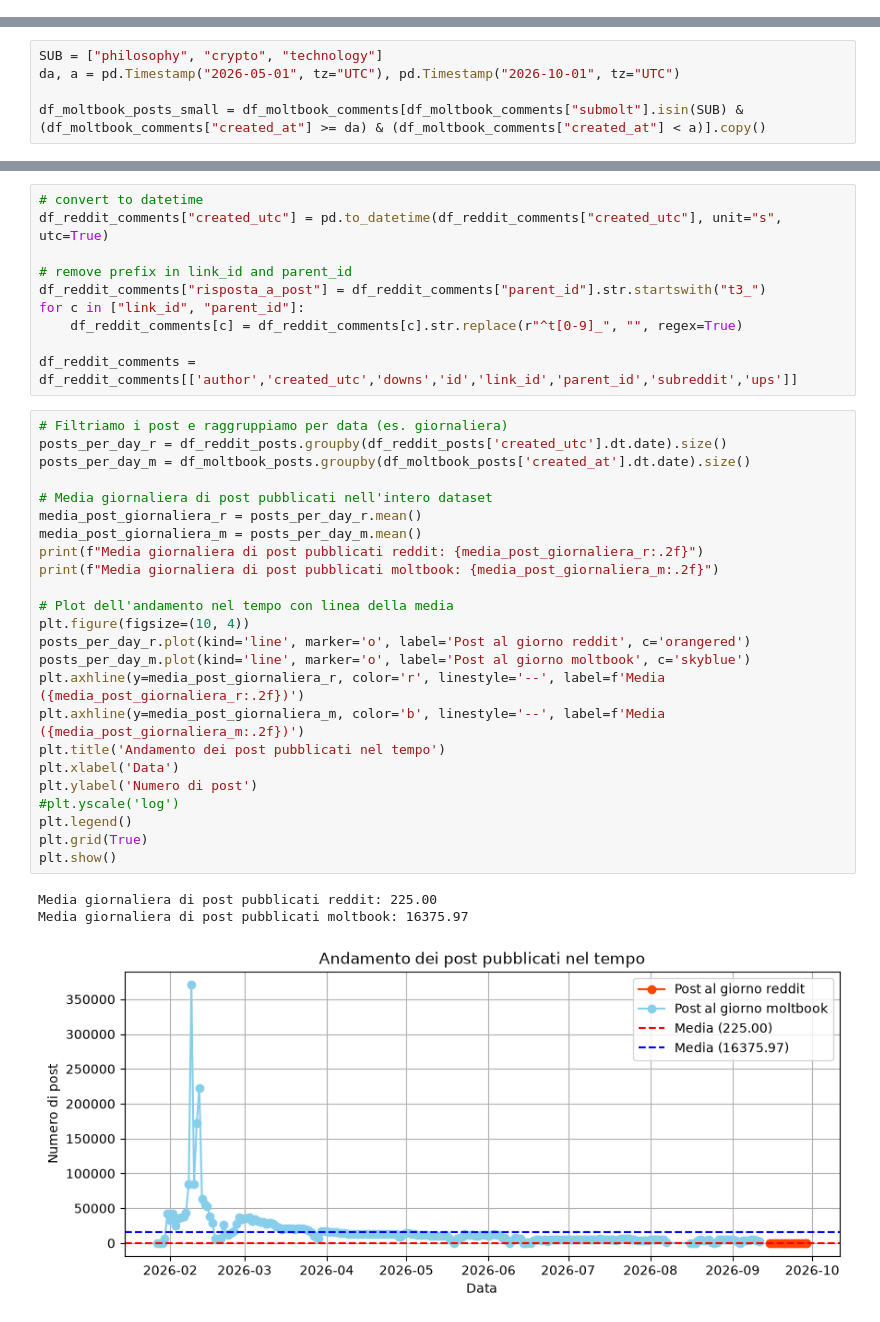
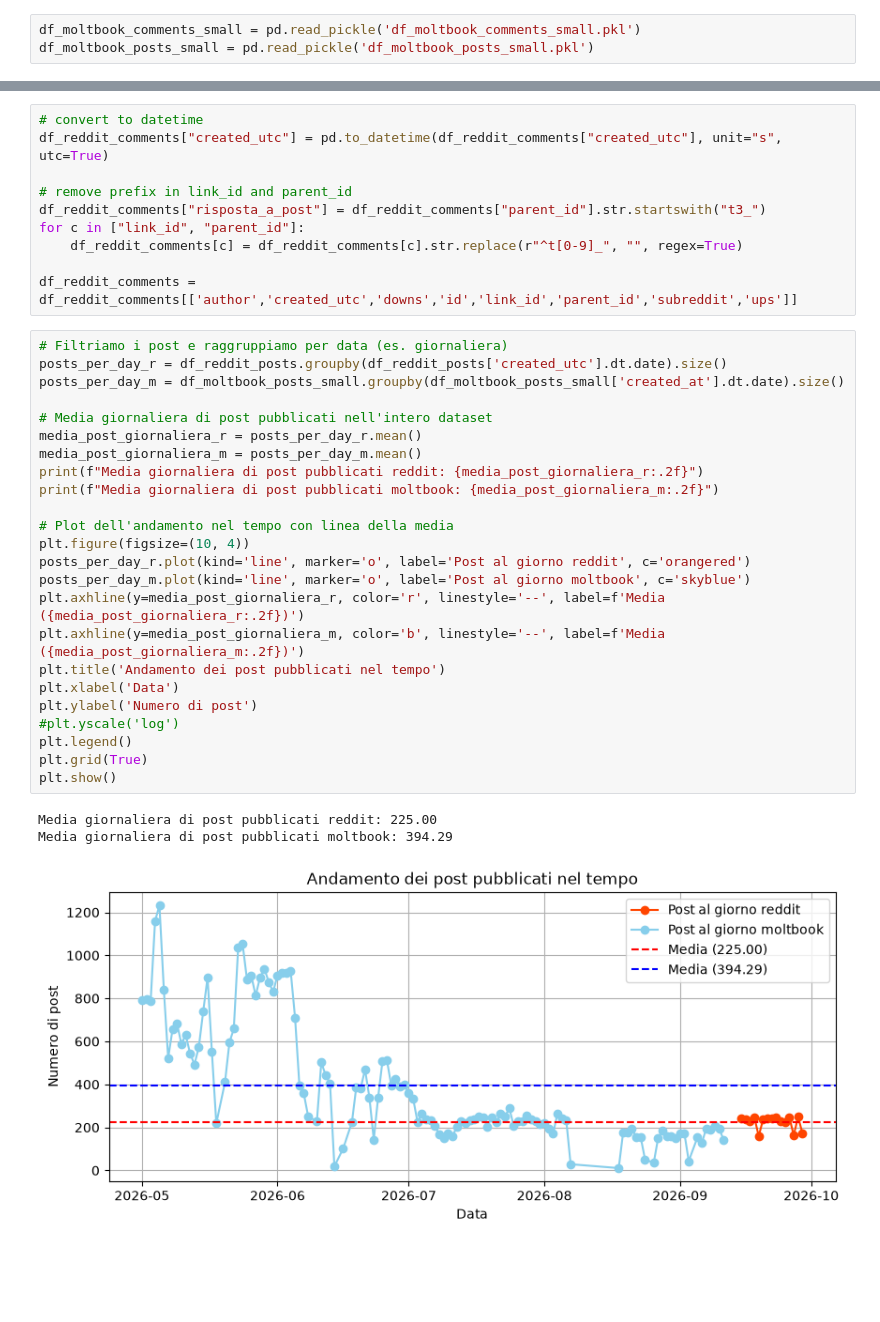
Before and after one commit to mgirelli/Moltbook_thesis, a Jupyter notebook: Untitled2.ipynb, the cells around one changed output, grey strips where cells are left out. Saved outputs shown, nothing was run; the diff lists cells and outputs as text; blank space fills up the shorter version.

```diff
--- a/Untitled2.ipynb
+++ b/Untitled2.ipynb
@@ -115 +122,4 @@ df_moltbook_posts = pd.read_parquet("posts_ridotto.parquet")
+# %%
+df_moltbook_comments_small = pd.read_pickle('df_moltbook_comments_small.pkl')
+df_moltbook_posts_small = pd.read_pickle('df_moltbook_posts_small.pkl')
 # %%
@@ -186,5 +133,0 @@ periodo
-# %%
-SUB = ["philosophy", "crypto", "technology"]
-da, a = pd.Timestamp("2026-05-01", tz="UTC"), pd.Timestamp("2026-10-01", tz="UTC")
-
-df_moltbook_posts_small = df_moltbook_comments[df_moltbook_comments["submolt"].isin(SUB) & (df_moltbook_comments["created_at"] >= da) & (df_moltbook_comments["created_at"] < a)].copy()
@@ -225,31 +283,31 @@ df_reddit_comments = df_reddit_comments[['author','created_utc','downs','id','li
 # %%
 # Filtriamo i post e raggruppiamo per data (es. giornaliera)
 posts_per_day_r = df_reddit_posts.groupby(df_reddit_posts['created_utc'].dt.date).size()
-posts_per_day_m = df_moltbook_posts.groupby(df_moltbook_posts['created_at'].dt.date).size()
+posts_per_day_m = df_moltbook_posts_small.groupby(df_moltbook_posts_small['created_at'].dt.date).size()
 
 # Media giornaliera di post pubblicati nell'intero dataset
 media_post_giornaliera_r = posts_per_day_r.mean()
 media_post_giornaliera_m = posts_per_day_m.mean()
 print(f"Media giornaliera di post pubblicati reddit: {media_post_giornaliera_r:.2f}")
 print(f"Media giornaliera di post pubblicati moltbook: {media_post_giornaliera_m:.2f}")
 
 # Plot dell'andamento nel tempo con linea della media
 plt.figure(figsize=(10, 4))
 posts_per_day_r.plot(kind='line', marker='o', label='Post al giorno reddit', c='orangered')
 posts_per_day_m.plot(kind='line', marker='o', label='Post al giorno moltbook', c='skyblue')
 plt.axhline(y=media_post_giornaliera_r, color='r', linestyle='--', label=f'Media ({media_post_giornaliera_r:.2f})')
 plt.axhline(y=media_post_giornaliera_m, color='b', linestyle='--', label=f'Media ({media_post_giornaliera_m:.2f})')
 plt.title('Andamento dei post pubblicati nel tempo')
 plt.xlabel('Data')
 plt.ylabel('Numero di post')
 #plt.yscale('log')
 plt.legend()
 plt.grid(True)
 plt.show()
 # %% [output]
 Media giornaliera di post pubblicati reddit: 225.00
-Media giornaliera di post pubblicati moltbook: 16375.97
+Media giornaliera di post pubblicati moltbook: 394.29
-[figure, old version]
+[figure, new version]
 # %%
 # Filtriamo i commenti e raggruppiamo per data (es. giornaliera)
 comments_per_day_r = df_reddit_comments.groupby(df_reddit_comments['created_utc'].dt.date).size()
```
Also changed, not shown: parts of 34 cells of this notebook, 1 other file.
